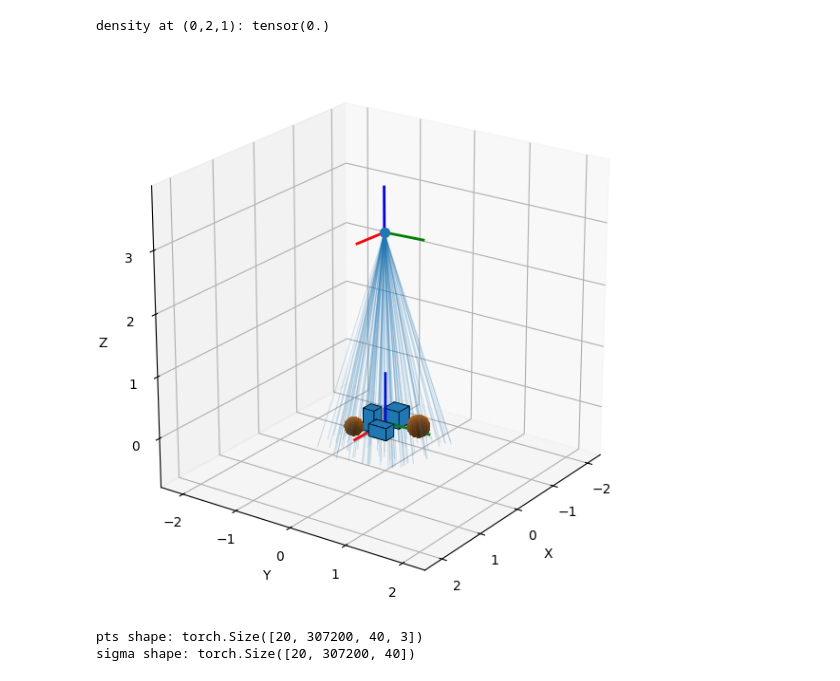
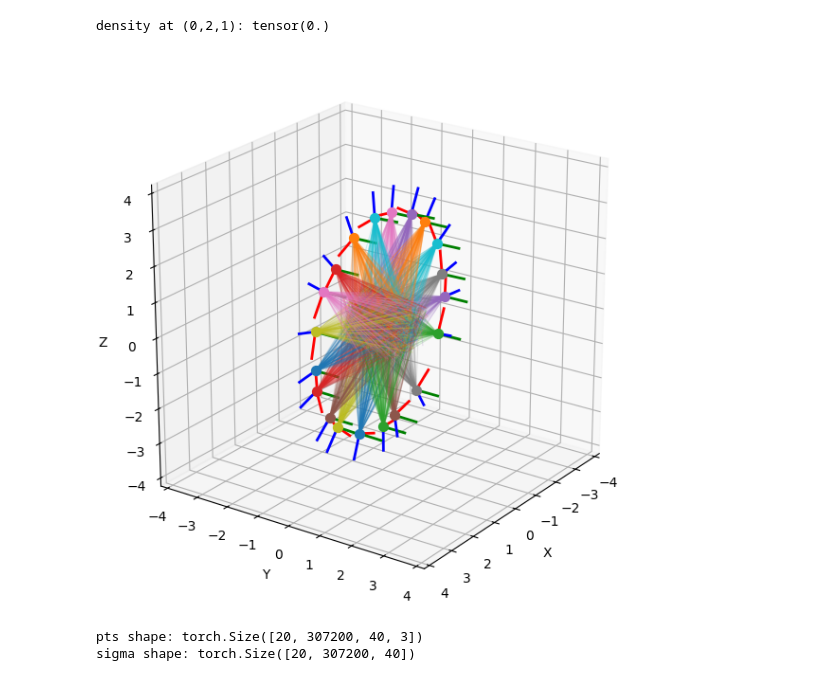
Before and after one commit to WikiGenius/nerf-lab, a Jupyter notebook: examples/demo_gather_data_neglict_color.ipynb, the cells around one changed output. Drawn from its saved outputs; the diff is of its cells as text; code cells hidden in the pictures.

```diff
--- a/examples/demo_gather_data_neglict_color.ipynb
+++ b/examples/demo_gather_data_neglict_color.ipynb
@@ -72,17 +72,17 @@ IDX_BATCH_RENDER = 19
 # %%
 plot_world(
     world,
     cameras=cam,
-    # cam_indices="all",
-    cam_indices=[IDX_BATCH_RENDER],
+    cam_indices="all",
+    # cam_indices=[IDX_BATCH_RENDER],
     # external_points=pts,
     # external_point_size=4,
     draw_rays=True, ray_mode="lines", rays_per_pose=100,
     # draw_samples=True,
     samples_deterministic=False, ray_alpha=0.2, samples_alpha=0.1, shape_edge_alpha=1, shape_face_alpha= 1, set_labels=False,
 )
 # %% [output]
-[figure, old version]
+[figure, new version]
 # %%
 
 print(f"pts shape: {pts.shape}")
```
Also changed, not shown: parts of 4 cells of this notebook, 1 other file.
